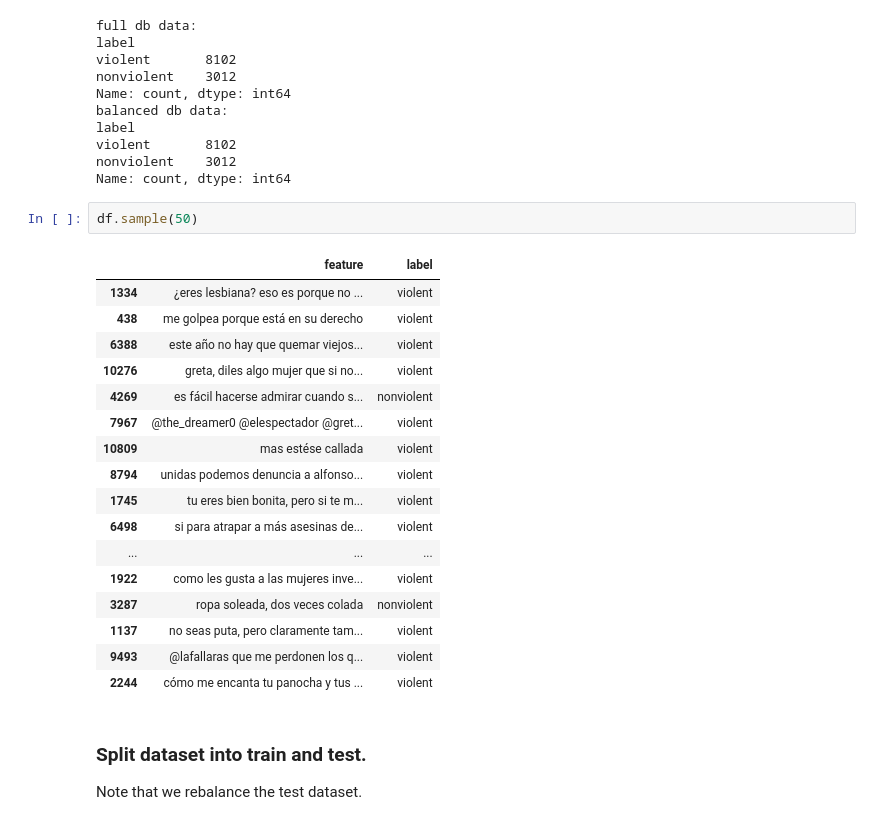
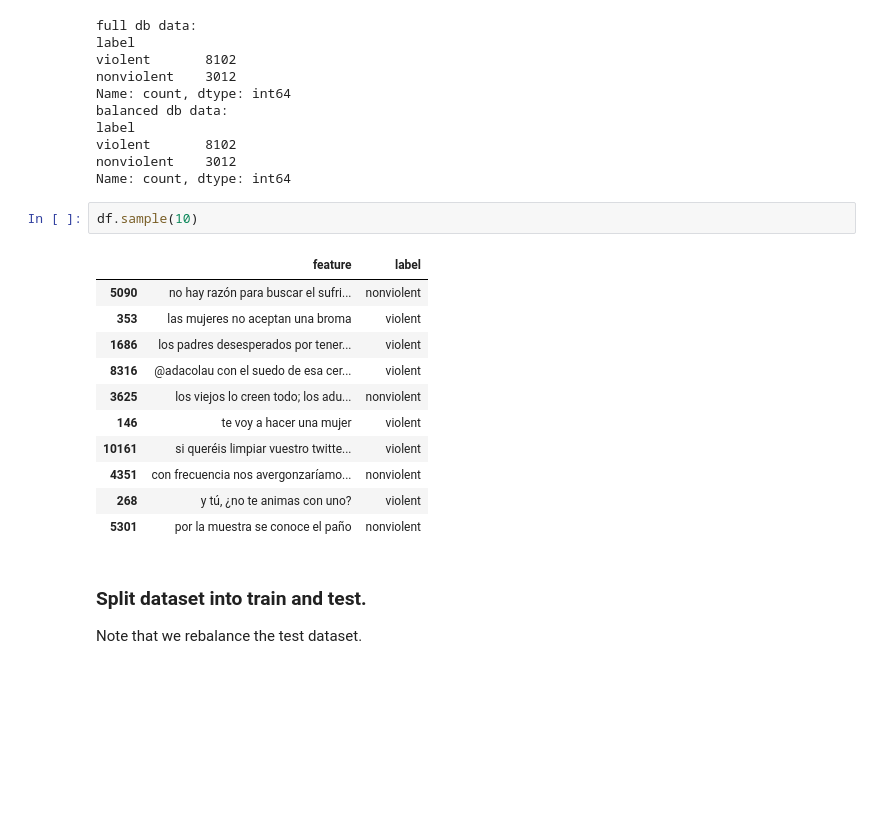
Before and after one commit to PacoBahena/hate_detection, a Jupyter notebook: ia_hate/models/Learning.ipynb, the cells around one changed output. Cells and saved outputs as stored; diff of their text form; blank space fills up the shorter version.

```diff
--- a/ia_hate/models/Learning.ipynb
+++ b/ia_hate/models/Learning.ipynb
@@ -122,25 +124,19 @@ violent       8102
 nonviolent    3012
 Name: count, dtype: int64
 # %%
-df.sample(50)
+df.sample(10)
 # %% [output]
 |  | feature | label |
-| 1334 | ¿eres lesbiana? eso es porque no ... | violent |
-| 438 | me golpea porque está en su derecho | violent |
-| 6388 | este año no hay que quemar viejos... | violent |
-| 10276 | greta, diles algo mujer que si no... | violent |
-| 4269 | es fácil hacerse admirar cuando s... | nonviolent |
-| 7967 | @the_dreamer0 @elespectador @gret... | violent |
-| 10809 | mas estése callada | violent |
-| 8794 | unidas podemos denuncia a alfonso... | violent |
-| 1745 | tu eres bien bonita, pero si te m... | violent |
-| 6498 | si para atrapar a más asesinas de... | violent |
-| ... | ... | ... |
-| 1922 | como les gusta a las mujeres inve... | violent |
-| 3287 | ropa soleada, dos veces colada | nonviolent |
-| 1137 | no seas puta, pero claramente tam... | violent |
-| 9493 | @lafallaras que me perdonen los q... | violent |
-| 2244 | cómo me encanta tu panocha y tus ... | violent |
+| 5090 | no hay razón para buscar el sufri... | nonviolent |
+| 353 | las mujeres no aceptan una broma | violent |
+| 1686 | los padres desesperados por tener... | violent |
+| 8316 | @adacolau con el suedo de esa cer... | violent |
+| 3625 | los viejos lo creen todo; los adu... | nonviolent |
+| 146 | te voy a hacer una mujer | violent |
+| 10161 | si queréis limpiar vuestro twitte... | violent |
+| 4351 | con frecuencia nos avergonzaríamo... | nonviolent |
+| 268 | y tú, ¿no te animas con uno? | violent |
+| 5301 | por la muestra se conoce el paño | nonviolent |
 # %% [markdown]
 ### Split dataset into train and test.
 
```
Also changed, not shown: parts of 10 cells of this notebook, 2 other files.
